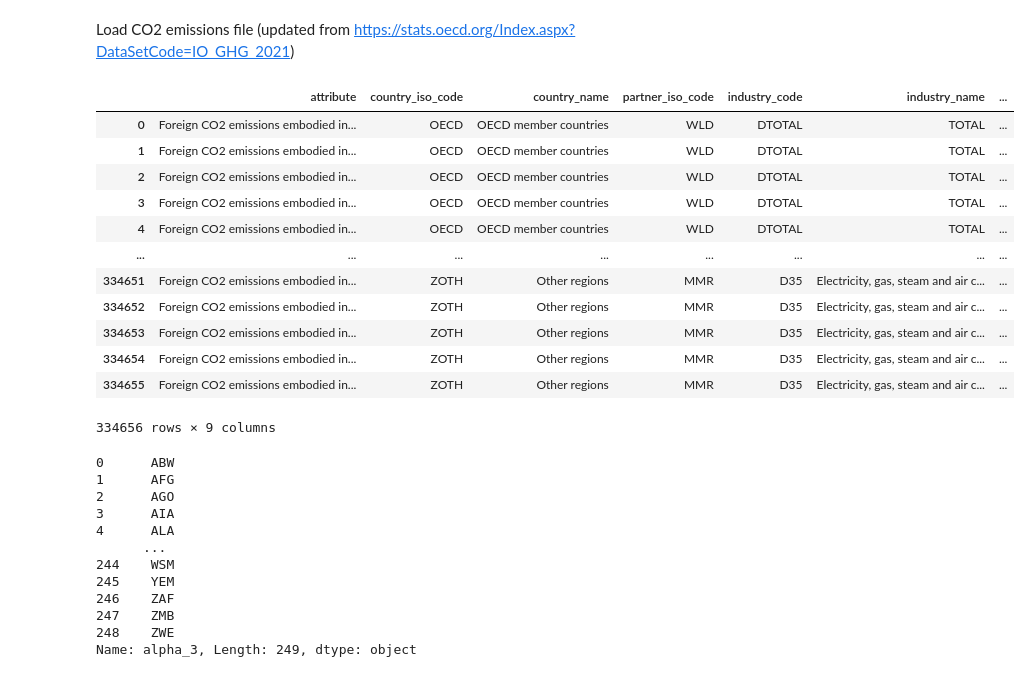
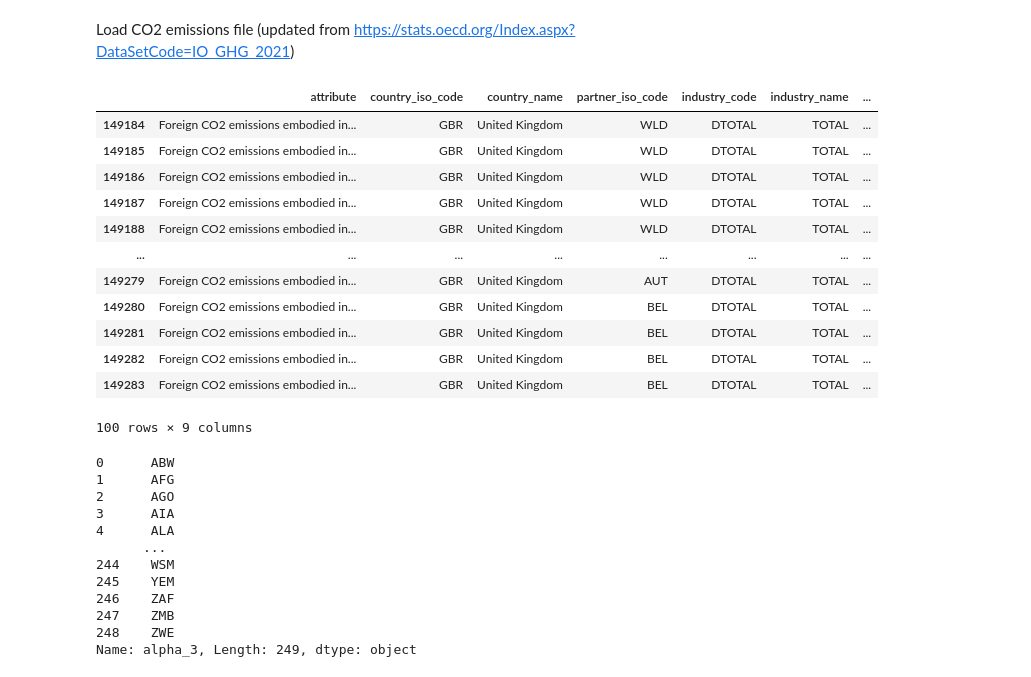
Before and after one commit to os-climate/PCAF-sovereign-footprint, a Jupyter notebook: notebooks/OECD-IMGR-FCO2-ingest.ipynb, the cells around one changed output. Saved outputs shown, nothing was run; the diff lists cells and outputs as text; code cells hidden in the pictures.

```diff
--- a/notebooks/OECD-IMGR-FCO2-ingest.ipynb
+++ b/notebooks/OECD-IMGR-FCO2-ingest.ipynb
@@ -83,46 +86,46 @@ import ParseXLS as parser
 
 
 oecd_file = s3_source.Object(os.environ['S3_LANDING_BUCKET'],'PCAF-sovereign-footprint/OECD/IMGR_FCO2.csv')
 oecd_file.download_file(f'/tmp/IMGR_FCO2.csv')
 
 
 #df = parser.process('OECD_IMGR_FCO2.ini','OECD.csv')
 df =pd.read_csv(f'/tmp/IMGR_FCO2.csv')
 df= df[['Indicator','COU','Country','PAR','IND','Industry','TIME','Value']]
 df=df.convert_dtypes()
 dict = {'Indicator': 'attribute',
         'COU': 'country_iso_code',
         'Country': 'country_name',
         'PAR': 'partner_iso_code',
         'IND': 'industry_code',
         'Industry' : 'industry_name',
         'TIME'   : 'validity_date',
         'Value' : 'value' }
 
 # call rename () method
 df.rename(columns=dict,
           inplace=True)
 
 
 df['value_units'] = 'Mt CO2'
 
 
 
-df
+df[df['country_iso_code']=='GBR'].head(100)
 # %% [output]
 |  | attribute | country_iso_code | country_name | partner_iso_code | industry_code | industry_name | ... |
-| 0 | Foreign CO2 emissions embodied in... | OECD | OECD member countries | WLD | DTOTAL | TOTAL | ... |
-| 1 | Foreign CO2 emissions embodied in... | OECD | OECD member countries | WLD | DTOTAL | TOTAL | ... |
-| 2 | Foreign CO2 emissions embodied in... | OECD | OECD member countries | WLD | DTOTAL | TOTAL | ... |
-| 3 | Foreign CO2 emissions embodied in... | OECD | OECD member countries | WLD | DTOTAL | TOTAL | ... |
-| 4 | Foreign CO2 emissions embodied in... | OECD | OECD member countries | WLD | DTOTAL | TOTAL | ... |
+| 149184 | Foreign CO2 emissions embodied in... | GBR | United Kingdom | WLD | DTOTAL | TOTAL | ... |
+| 149185 | Foreign CO2 emissions embodied in... | GBR | United Kingdom | WLD | DTOTAL | TOTAL | ... |
+| 149186 | Foreign CO2 emissions embodied in... | GBR | United Kingdom | WLD | DTOTAL | TOTAL | ... |
+| 149187 | Foreign CO2 emissions embodied in... | GBR | United Kingdom | WLD | DTOTAL | TOTAL | ... |
+| 149188 | Foreign CO2 emissions embodied in... | GBR | United Kingdom | WLD | DTOTAL | TOTAL | ... |
 | ... | ... | ... | ... | ... | ... | ... | ... |
-| 334651 | Foreign CO2 emissions embodied in... | ZOTH | Other regions | MMR | D35 | Electricity, gas, steam and air c... | ... |
-| 334652 | Foreign CO2 emissions embodied in... | ZOTH | Other regions | MMR | D35 | Electricity, gas, steam and air c... | ... |
-| 334653 | Foreign CO2 emissions embodied in... | ZOTH | Other regions | MMR | D35 | Electricity, gas, steam and air c... | ... |
-| 334654 | Foreign CO2 emissions embodied in... | ZOTH | Other regions | MMR | D35 | Electricity, gas, steam and air c... | ... |
-| 334655 | Foreign CO2 emissions embodied in... | ZOTH | Other regions | MMR | D35 | Electricity, gas, steam and air c... | ... |
+| 149279 | Foreign CO2 emissions embodied in... | GBR | United Kingdom | AUT | DTOTAL | TOTAL | ... |
+| 149280 | Foreign CO2 emissions embodied in... | GBR | United Kingdom | BEL | DTOTAL | TOTAL | ... |
+| 149281 | Foreign CO2 emissions embodied in... | GBR | United Kingdom | BEL | DTOTAL | TOTAL | ... |
+| 149282 | Foreign CO2 emissions embodied in... | GBR | United Kingdom | BEL | DTOTAL | TOTAL | ... |
+| 149283 | Foreign CO2 emissions embodied in... | GBR | United Kingdom | BEL | DTOTAL | TOTAL | ... |
-334656 rows × 9 columns
+100 rows × 9 columns
 # %%
 import pycountry
 df_country = pd.DataFrame([country.__dict__['_fields'] for country in pycountry.countries])
```
Also changed, not shown: parts of 3 cells of this notebook, 19 other files.
